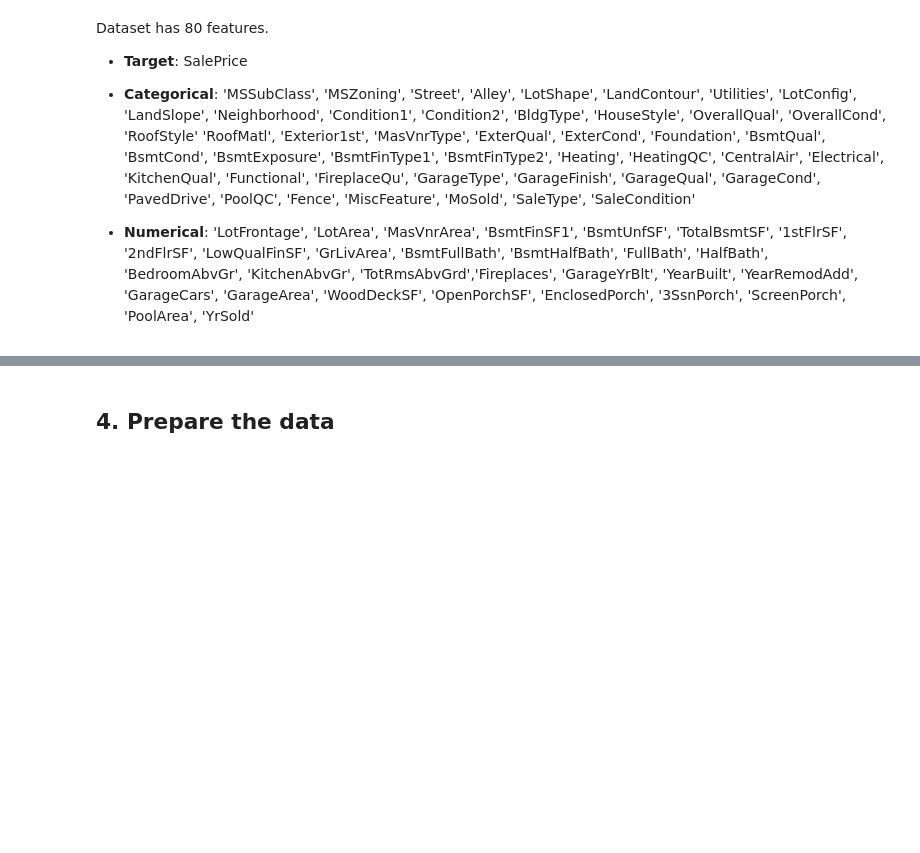
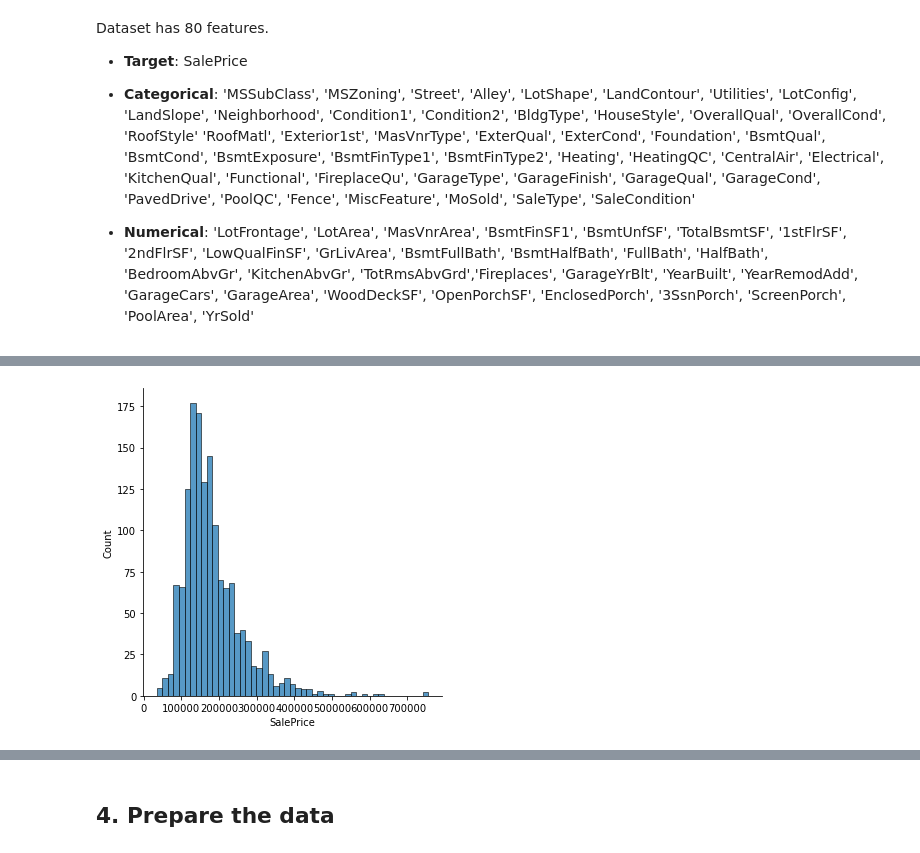
Before and after one commit to adriancervero/kaggle, a Jupyter notebook: house-prices/house-prices.ipynb, the cells around one changed output, grey strips where cells are left out. Cells and saved outputs as stored; diff of their text form; code cells hidden in the pictures; blank space fills up the shorter version.

```diff
--- a/house-prices/house-prices.ipynb
+++ b/house-prices/house-prices.ipynb
@@ -11,6 +11,9 @@ import pandas as pd
 import numpy as np
 import matplotlib.pyplot as plt
 import seaborn as sns
+# %%
+sns.set_context('notebook')
+sns.set_style('darkgrid')
 # %% [markdown]
 ## 2. Load the Data
 # %%
@@ -76,0 +141,4 @@ Name: YrSold, dtype: int64
+# %%
+sns.displot(train['SalePrice']);
+# %% [output]
+[figure, added]
```
Also changed, not shown: parts of 27 cells of this notebook.
